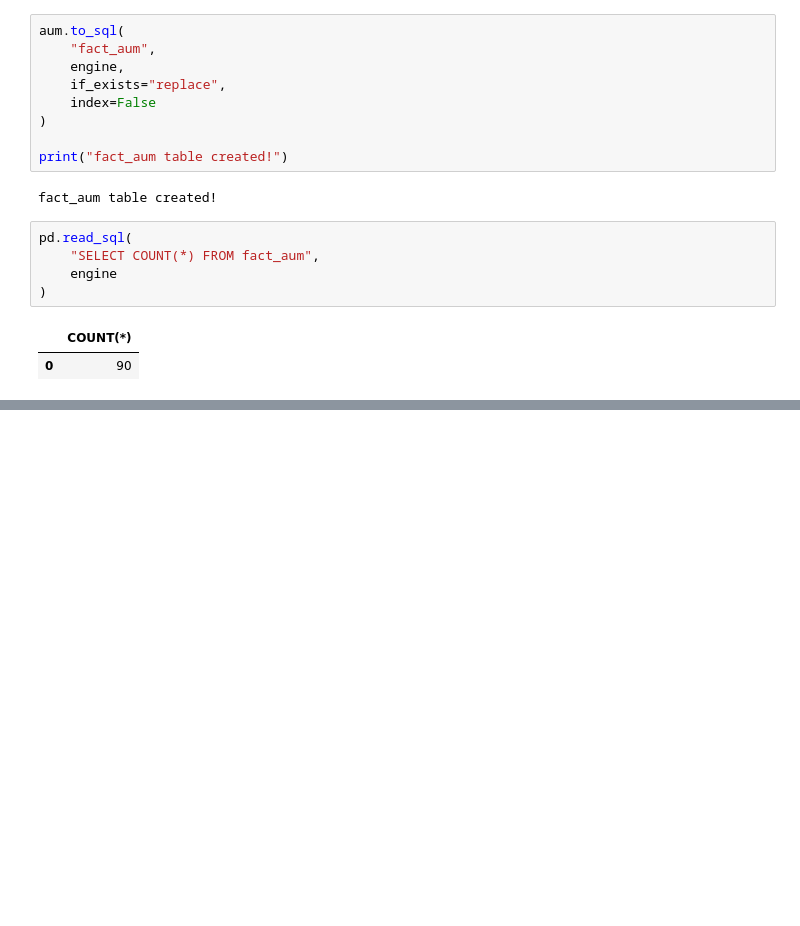
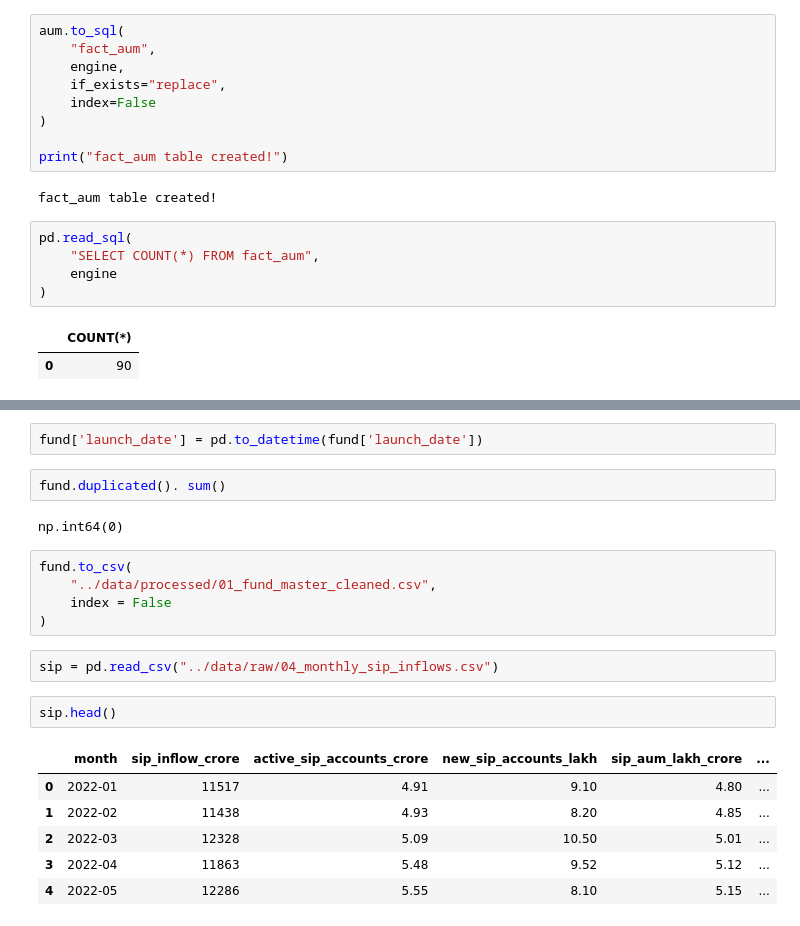
Before and after one commit to avishijayaswal/mutual-fund-project, a Jupyter notebook: notebooks/day2_data_cleaning.ipynb, the cells around one changed output, grey strips where cells are left out. Drawn from its saved outputs; the diff is of its cells as text; blank space fills up the shorter version.

```diff
--- a/notebooks/day2_data_cleaning.ipynb
+++ b/notebooks/day2_data_cleaning.ipynb
@@ -478,0 +503,22 @@ nav.head()
+# %%
+fund['launch_date'] = pd.to_datetime(fund['launch_date'])
+# %%
+fund.duplicated(). sum()
+# %% [output]
+np.int64(0)
+# %%
+fund.to_csv(
+    "../data/processed/01_fund_master_cleaned.csv",
+    index = False
+)
+# %%
+sip = pd.read_csv("../data/raw/04_monthly_sip_inflows.csv")
+# %%
+sip.head()
+# %% [output]
+|  | month | sip_inflow_crore | active_sip_accounts_crore | new_sip_accounts_lakh | sip_aum_lakh_crore | ... |
+| 0 | 2022-01 | 11517 | 4.91 | 9.10 | 4.80 | ... |
+| 1 | 2022-02 | 11438 | 4.93 | 8.20 | 4.85 | ... |
+| 2 | 2022-03 | 12328 | 5.09 | 10.50 | 5.01 | ... |
+| 3 | 2022-04 | 11863 | 5.48 | 9.52 | 5.12 | ... |
+| 4 | 2022-05 | 12286 | 5.55 | 8.10 | 5.15 | ... |
```
Also changed, not shown: parts of 33 cells of this notebook, 8 other files.
